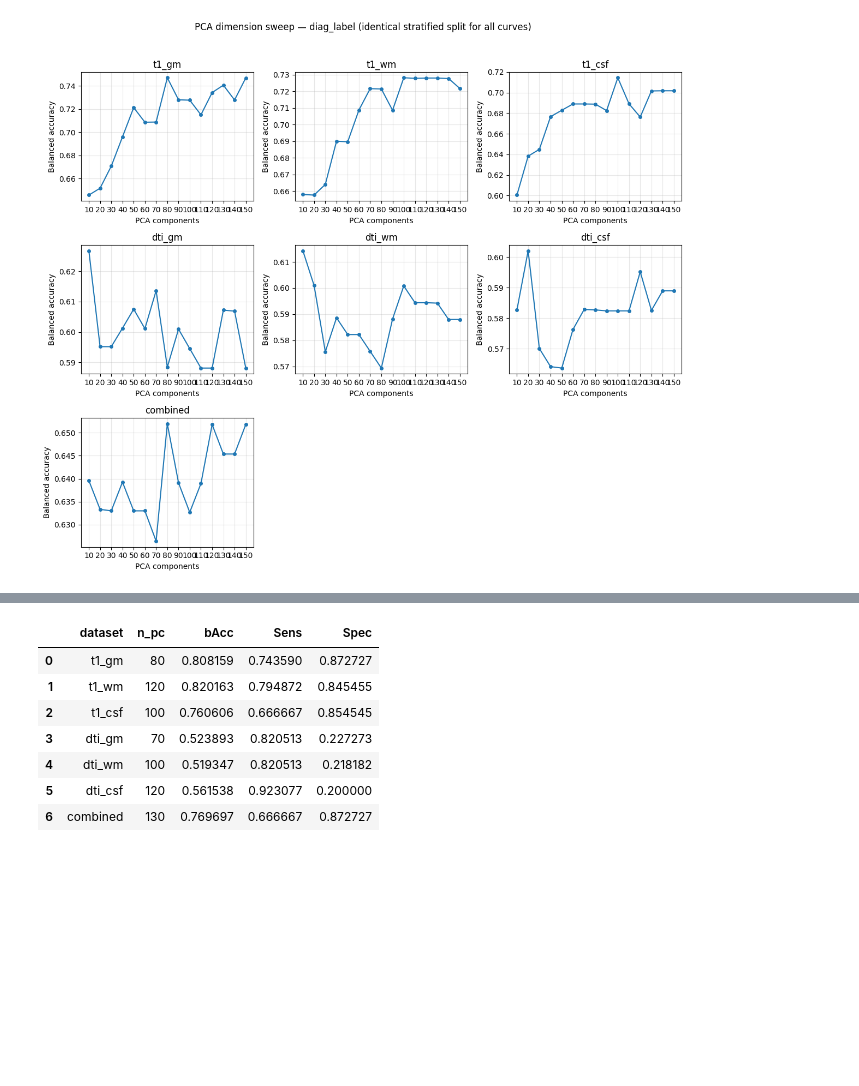
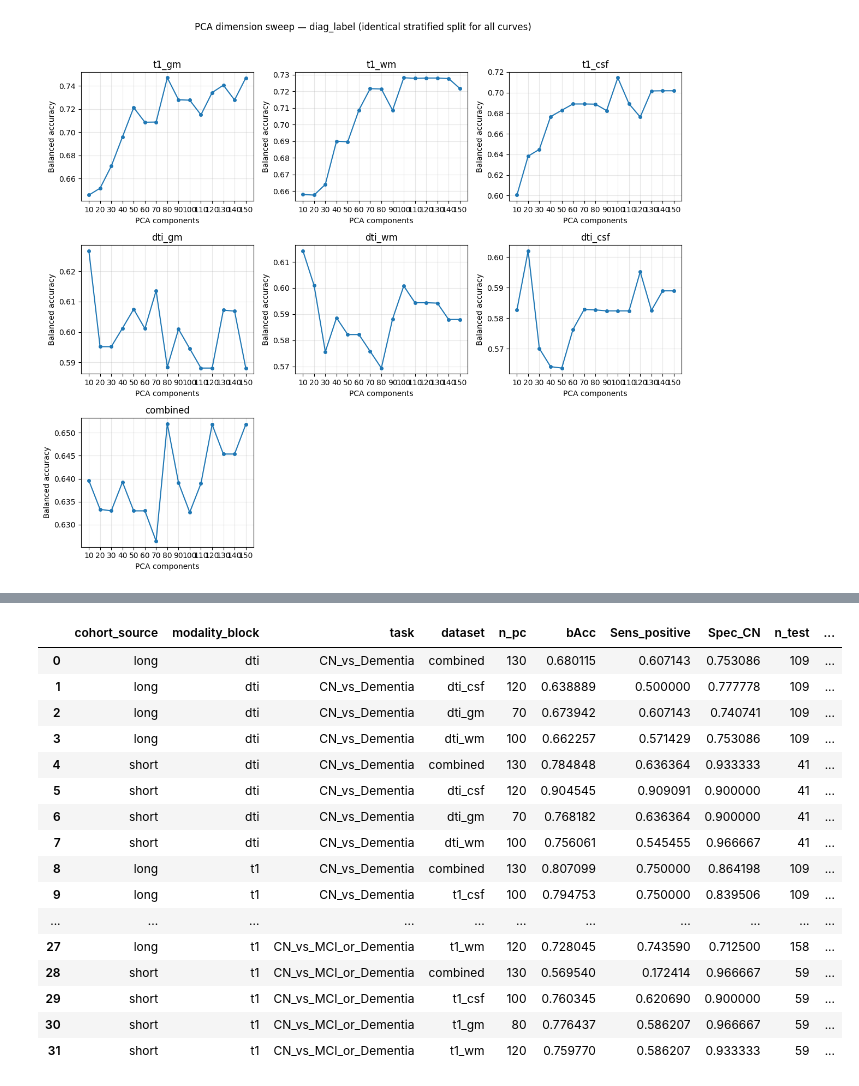
Before and after one commit to william2952/ADRU, a Jupyter notebook: model_analysis_v3.ipynb, the cells around one changed output, grey strips where cells are left out. Saved outputs shown, nothing was run; the diff lists cells and outputs as text; code cells hidden in the pictures; blank space fills up the shorter version.

Commit message:
Update model_analysis_v3 and model_processing_v3 notebooks: adjust execution counts, remove redundant code cells, and enhance output formatting for improved clarity.

```diff
--- a/model_analysis_v3.ipynb
+++ b/model_analysis_v3.ipynb
@@ -368,4 +351,22 @@ plt.tight_layout()
 plt.show()
 # %% [output]
 [figure]
+# %%
+# --- CN vs AD / CN vs impaired: PCA counts + SVM helpers ----------------------------
+# PC counts per modality; combined stack uses min(130, sum of PCs in that stack).
+TEST_SIZE, SPLIT_SEED, SVM_SEED = 0.2, 0, 0
+MOD_ORDER = ("t1_gm", "t1_wm", "t1_csf", "dti_gm", "dti_wm", "dti_csf")
+T1_ORDER = ("t1_gm", "t1_wm", "t1_csf")
+DTI_ORDER = ("dti_gm", "dti_wm", "dti_csf")
+N_PC_BY_DATASET = {
+    "t1_gm": 80,
+    "t1_wm": 120,
+    "t1_csf": 100,
+    "dti_gm": 70,
+    "dti_wm": 100,
+    "dti_csf": 120,
+    "combined": 130,
+}
+
+import gc
 # %%
@@ -473,13 +585,24 @@ CN vs Dementia  n=744  CN=549  Dementia=195  train=595  test=149  (scaler/PCA fi
 # %%
-# CN vs Dementia pooled metrics: see `cn_vs_dem_results` in the cell above (uses pooled `meta` / `X_raw`).
-# Re-run from the parquet-load cell after changing cohorts.
-cn_vs_dem_results
+# Sorted split grid; pooled baseline in `cn_vs_dem_results` (printed above).
+
+cn_dem_metrics_split.sort_values(
+    ["task", "modality_block", "cohort_source", "dataset"]
+).reset_index(drop=True)
 # %% [output]
-|  | dataset | n_pc | bAcc | Sens | Spec |
-| 0 | t1_gm | 80 | 0.808159 | 0.743590 | 0.872727 |
-| 1 | t1_wm | 120 | 0.820163 | 0.794872 | 0.845455 |
-| 2 | t1_csf | 100 | 0.760606 | 0.666667 | 0.854545 |
-| 3 | dti_gm | 70 | 0.523893 | 0.820513 | 0.227273 |
-| 4 | dti_wm | 100 | 0.519347 | 0.820513 | 0.218182 |
-| 5 | dti_csf | 120 | 0.561538 | 0.923077 | 0.200000 |
-| 6 | combined | 130 | 0.769697 | 0.666667 | 0.872727 |
+|  | cohort_source | modality_block | task | dataset | n_pc | bAcc | Sens_positive | Spec_CN | n_test | ... |
+| 0 | long | dti | CN_vs_Dementia | combined | 130 | 0.680115 | 0.607143 | 0.753086 | 109 | ... |
+| 1 | long | dti | CN_vs_Dementia | dti_csf | 120 | 0.638889 | 0.500000 | 0.777778 | 109 | ... |
+| 2 | long | dti | CN_vs_Dementia | dti_gm | 70 | 0.673942 | 0.607143 | 0.740741 | 109 | ... |
+| 3 | long | dti | CN_vs_Dementia | dti_wm | 100 | 0.662257 | 0.571429 | 0.753086 | 109 | ... |
+| 4 | short | dti | CN_vs_Dementia | combined | 130 | 0.784848 | 0.636364 | 0.933333 | 41 | ... |
+| 5 | short | dti | CN_vs_Dementia | dti_csf | 120 | 0.904545 | 0.909091 | 0.900000 | 41 | ... |
+| 6 | short | dti | CN_vs_Dementia | dti_gm | 70 | 0.768182 | 0.636364 | 0.900000 | 41 | ... |
+| 7 | short | dti | CN_vs_Dementia | dti_wm | 100 | 0.756061 | 0.545455 | 0.966667 | 41 | ... |
+| 8 | long | t1 | CN_vs_Dementia | combined | 130 | 0.807099 | 0.750000 | 0.864198 | 109 | ... |
+| 9 | long | t1 | CN_vs_Dementia | t1_csf | 100 | 0.794753 | 0.750000 | 0.839506 | 109 | ... |
+| ... | ... | ... | ... | ... | ... | ... | ... | ... | ... | ... |
+| 27 | long | t1 | CN_vs_MCI_or_Dementia | t1_wm | 120 | 0.728045 | 0.743590 | 0.712500 | 158 | ... |
+| 28 | short | t1 | CN_vs_MCI_or_Dementia | combined | 130 | 0.569540 | 0.172414 | 0.966667 | 59 | ... |
+| 29 | short | t1 | CN_vs_MCI_or_Dementia | t1_csf | 100 | 0.760345 | 0.620690 | 0.900000 | 59 | ... |
+| 30 | short | t1 | CN_vs_MCI_or_Dementia | t1_gm | 80 | 0.776437 | 0.586207 | 0.966667 | 59 | ... |
+| 31 | short | t1 | CN_vs_MCI_or_Dementia | t1_wm | 120 | 0.759770 | 0.586207 | 0.933333 | 59 | ... |
```
Also changed, not shown: parts of 3 cells of this notebook, 1 other file.
